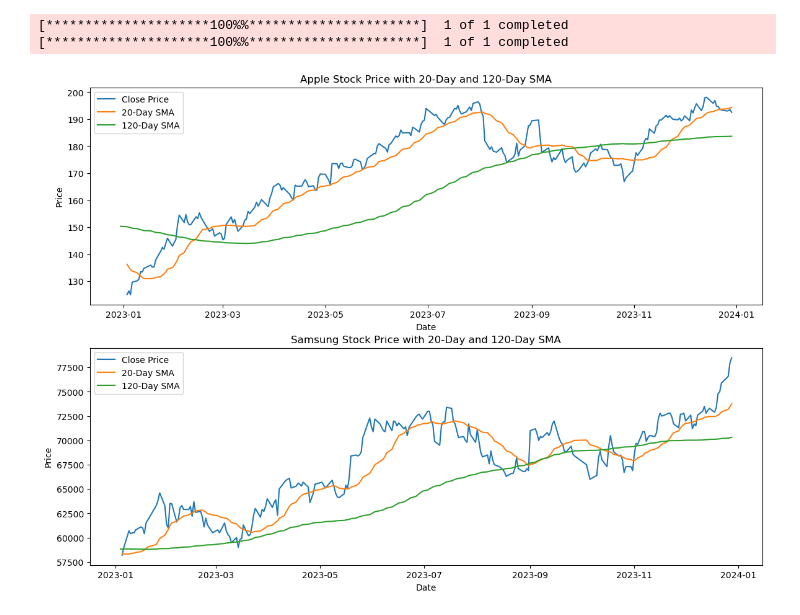
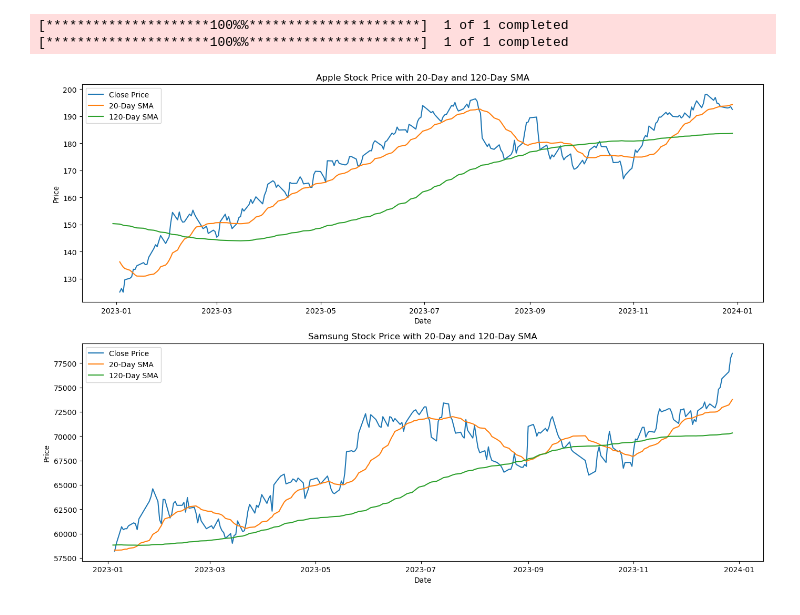
Before and after one commit to rkdgusdh/predict_stock_market_movement, a Jupyter notebook: method1.ipynb, the cells around one changed output. Saved outputs shown, nothing was run; the diff lists cells and outputs as text; code cells hidden in the pictures.

```diff
--- a/method1.ipynb
+++ b/method1.ipynb
@@ -16,32 +16,33 @@ samsung = yf.download('005930.KS', start='2022-07-13', end='2024-01-01')
 # %%
 def simple_moving_average(data, window):
     sma = data.rolling(window=window).mean()
     return sma
 
 
 def plot_close(data, ax, name):
     ax.plot(data.iloc[120:]['Close'], label='Close Price')
     ax.plot(data.iloc[120:]['SMA_20'], label='20-Day SMA')
     ax.plot(data['SMA_120'], label='120-Day SMA')
     ax.legend()
     ax.set_title(f'{name[0].upper()+name[1:]} Stock Price with 20-Day and 120-Day SMA')
     ax.set_xlabel('Date')
     ax.set_ylabel('Price')
 
 # 단순 이동 평균 계산
 apple['SMA_20'] = simple_moving_average(apple['Close'], 20)
 apple['SMA_120'] = simple_moving_average(apple['Close'], 120)
 samsung['SMA_20'] = simple_moving_average(samsung['Close'], 20)
 samsung['SMA_120'] = simple_moving_average(samsung['Close'], 120)
 
 # 그래프 시각화
 fig, axs = plt.subplots(2, 1, figsize=(14, 10))
 plot_close(apple, axs[0], 'apple')
 plot_close(samsung, axs[1], 'samsung')
 
+plt.tight_layout()
 plt.show()
 # %% [output]
-[figure, old version]
+[figure, new version]
 # %%
 def plot_diff(data, ax, name):
     ax.plot(data.iloc[120:]['SMA_20_diff'], label='20-Day SMA Diff')
```
Also changed, not shown: parts of 3 cells of this notebook.
